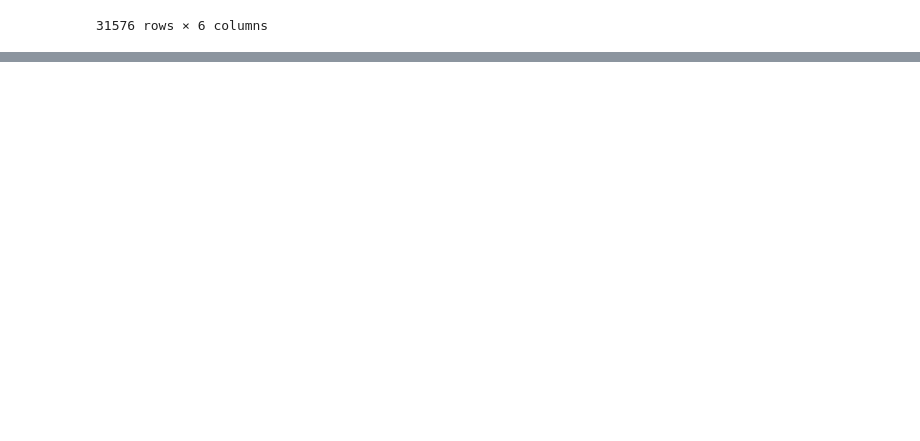
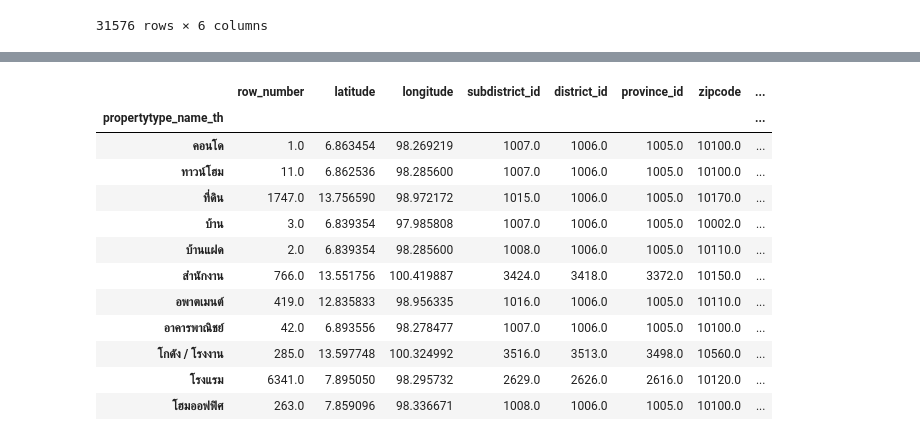
Before and after one commit to Aomaphisara/Python-basics, a Jupyter notebook: Pandas1.ipynb, the cells around one changed output, grey strips where cells are left out. Saved outputs shown, nothing was run; the diff lists cells and outputs as text; code cells hidden in the pictures; blank space fills up the shorter version.

```diff
--- a/Pandas1.ipynb
+++ b/Pandas1.ipynb
@@ -1650,0 +1617,16 @@ data_human2_renamed
+# %%
+project.groupby('propertytype_name_th').min(' ')
+# %% [output]
+|  | row_number | latitude | longitude | subdistrict_id | district_id | province_id | zipcode | ... |
+| propertytype_name_th |  |  |  |  |  |  |  | ... |
+| คอนโด | 1.0 | 6.863454 | 98.269219 | 1007.0 | 1006.0 | 1005.0 | 10100.0 | ... |
+| ทาวน์โฮม | 11.0 | 6.862536 | 98.285600 | 1007.0 | 1006.0 | 1005.0 | 10100.0 | ... |
+| ที่ดิน | 1747.0 | 13.756590 | 98.972172 | 1015.0 | 1006.0 | 1005.0 | 10170.0 | ... |
+| บ้าน | 3.0 | 6.839354 | 97.985808 | 1007.0 | 1006.0 | 1005.0 | 10002.0 | ... |
+| บ้านแฝด | 2.0 | 6.839354 | 98.285600 | 1008.0 | 1006.0 | 1005.0 | 10110.0 | ... |
+| สำนักงาน | 766.0 | 13.551756 | 100.419887 | 3424.0 | 3418.0 | 3372.0 | 10150.0 | ... |
+| อพาตเมนต์ | 419.0 | 12.835833 | 98.956335 | 1016.0 | 1006.0 | 1005.0 | 10110.0 | ... |
+| อาคารพาณิชย์ | 42.0 | 6.893556 | 98.278477 | 1007.0 | 1006.0 | 1005.0 | 10100.0 | ... |
+| โกดัง / โรงงาน | 285.0 | 13.597748 | 100.324992 | 3516.0 | 3513.0 | 3498.0 | 10560.0 | ... |
+| โรงแรม | 6341.0 | 7.895050 | 98.295732 | 2629.0 | 2626.0 | 2616.0 | 10120.0 | ... |
+| โฮมออฟฟิศ | 263.0 | 7.859096 | 98.336671 | 1008.0 | 1006.0 | 1005.0 | 10100.0 | ... |
```
Also changed, not shown: parts of 69 cells of this notebook.
